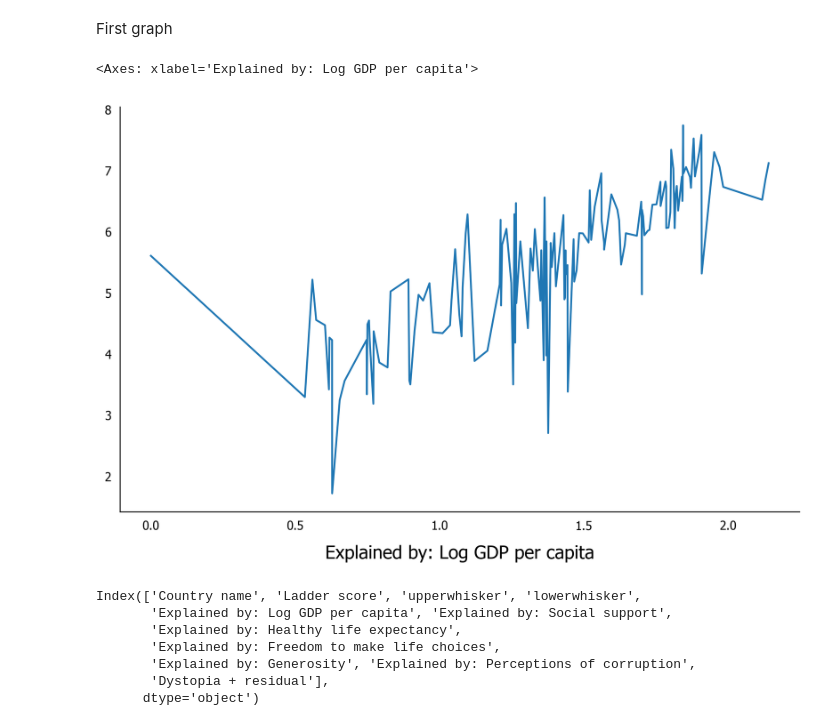
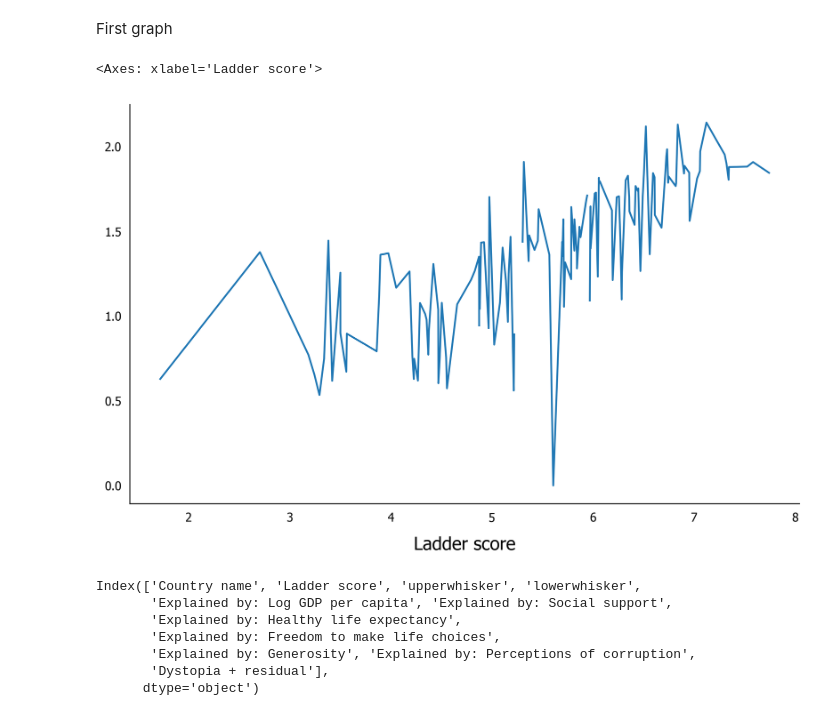
Before and after one commit to erikunevik/data_visualization_erik_unevik_de24, a Jupyter notebook: exercises/exercise1/exercise1_erik.ipynb, the cells around one changed output. Saved outputs shown, nothing was run; the diff lists cells and outputs as text; code cells hidden in the pictures.

```diff
--- a/exercises/exercise1/exercise1_erik.ipynb
+++ b/exercises/exercise1/exercise1_erik.ipynb
@@ -451,27 +451,27 @@ First graph
 # %%
 import pandas as pd
 import duckdb
 import openpyxl
 
 df = pd.read_excel("data/happiness.xlsx")
 
 df_happy = duckdb.query(
     """--sql
     SELECT "Explained by: Log GDP per capita", "Ladder score"
     FROM df
-    ORDER BY "Explained by: Log GDP per capita"
+    ORDER BY "Ladder score" ASC
     """
 ).df()
 
 # Here: set index on the already sorted df_happy, NOT df
-df_happy = df_happy.set_index("Explained by: Log GDP per capita")
+df_happy = df_happy.set_index("Ladder score")
 
-ax = df_happy["Ladder score"].plot()
+ax = df_happy["Explained by: Log GDP per capita"].plot()
 
 ax
 # %% [output]
-<Axes: xlabel='Explained by: Log GDP per capita'>
+<Axes: xlabel='Ladder score'>
-[figure, old version]
+[figure, new version]
 # %%
 df.columns
 # %% [output]
```
Also changed, not shown: parts of 7 cells of this notebook, 1 other file.
